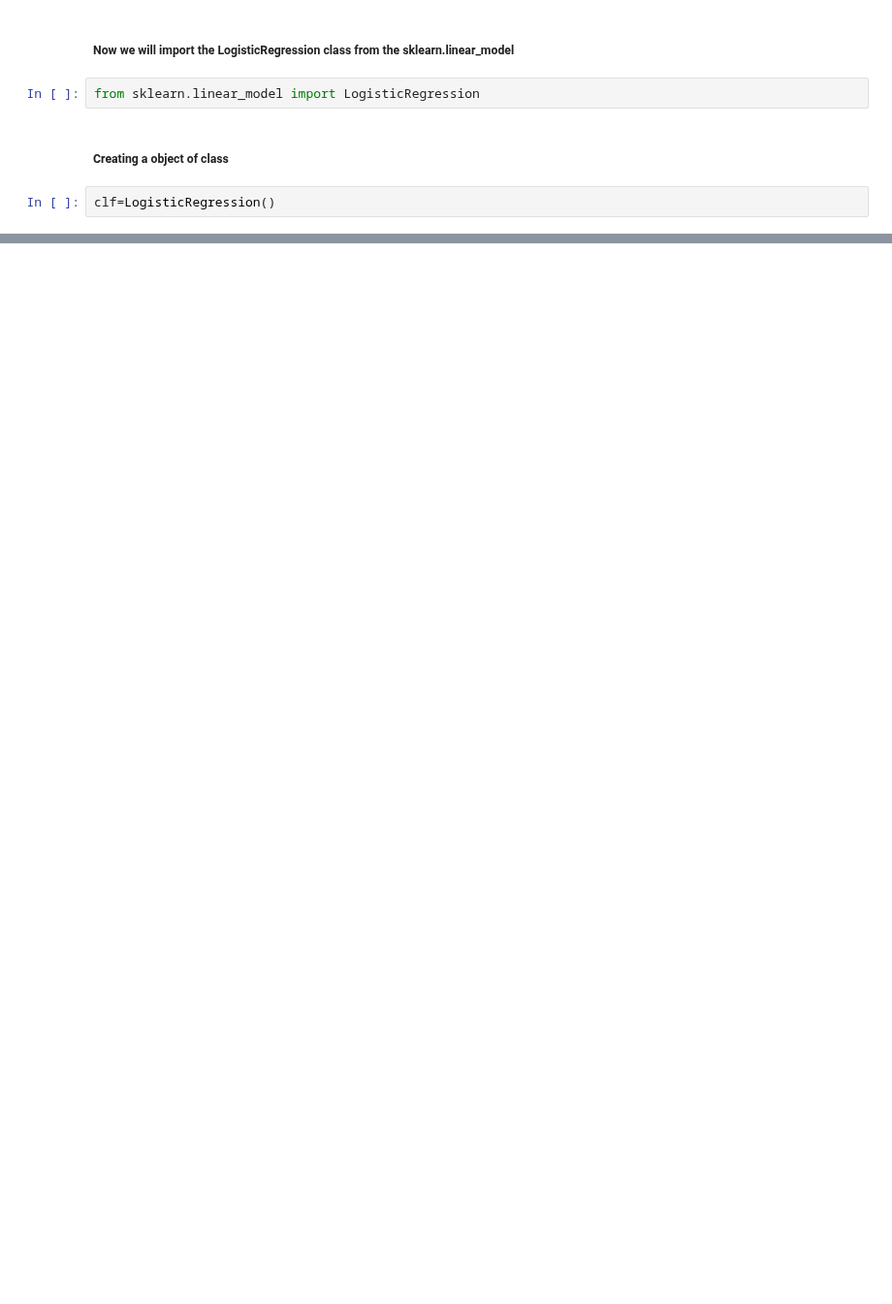
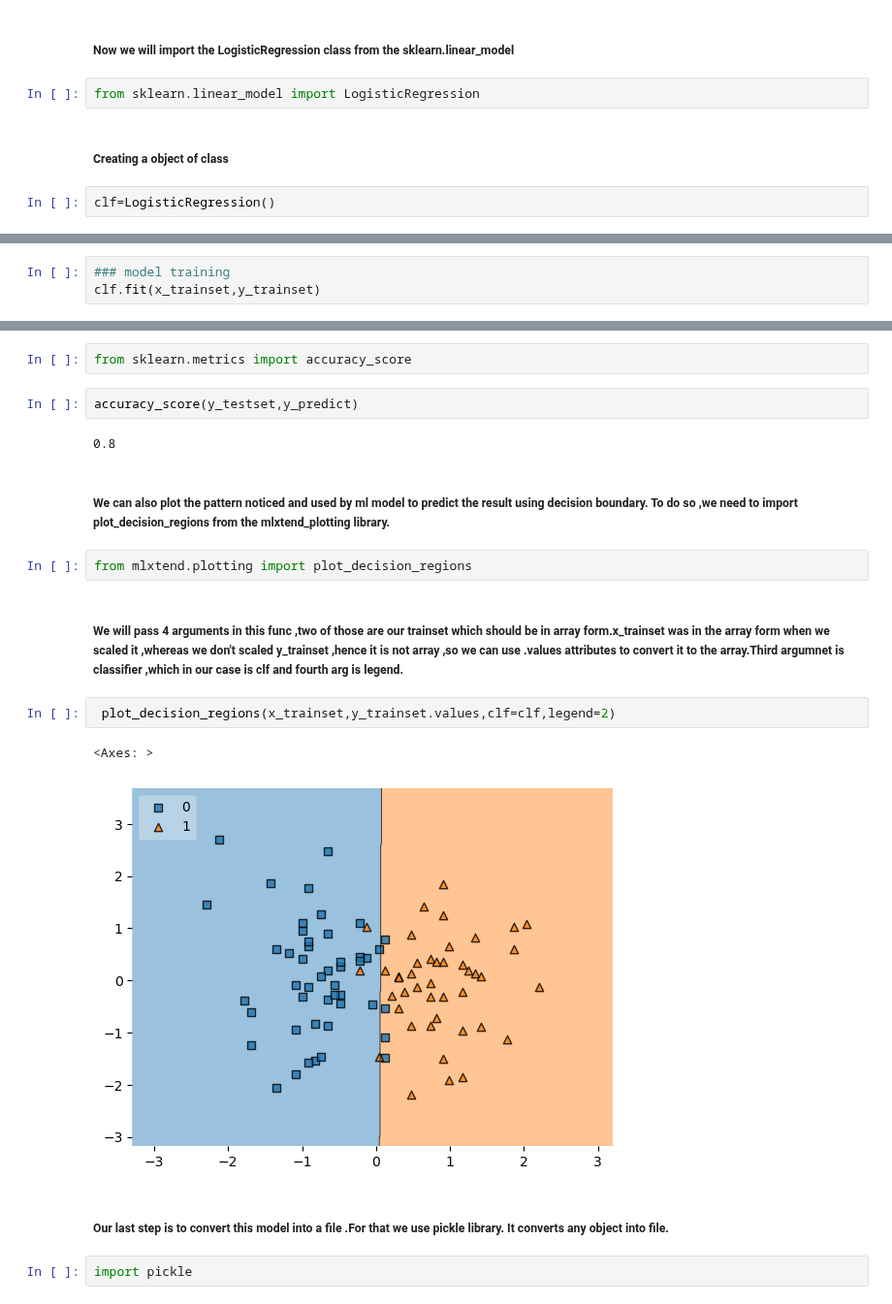
Before and after one commit to Shreyasb1015/Machine-Learning, a Jupyter notebook: placement-predictor-model/predictor.ipynb, the cells around one changed output, grey strips where cells are left out. Shown at 97% size. Drawn from its saved outputs; the diff is of its cells as text; blank space fills up the shorter version.

Commit message:
model created successfully

```diff
--- a/placement-predictor-model/predictor.ipynb
+++ b/placement-predictor-model/predictor.ipynb
@@ -287,0 +290,3 @@ clf=LogisticRegression()
+# %%
+### model training
+clf.fit(x_trainset,y_trainset)
@@ -287,0 +321,21 @@ clf=LogisticRegression()
+# %%
+from sklearn.metrics import accuracy_score
+# %%
+accuracy_score(y_testset,y_predict)
+# %% [output]
+0.8
+# %% [markdown]
+##### We can also plot the pattern noticed and used by ml model to predict the result using decision boundary. To do so ,we need to import plot_decision_regions from the mlxtend_plotting library.
+# %%
+from mlxtend.plotting import plot_decision_regions
+# %% [markdown]
+##### We will pass 4 arguments in this func ,two of those are our trainset which should be in array form.x_trainset was in the array form when we scaled it ,whereas we don't scaled y_trainset ,hence it is not array ,so we can use .values attributes to convert it to the array.Third argumnet is classifier ,which in our case is clf and fourth arg is legend.
+# %%
+ plot_decision_regions(x_trainset,y_trainset.values,clf=clf,legend=2)
+# %% [output]
+<Axes: >
+[figure, added]
+# %% [markdown]
+##### Our last step is to convert this model into a file .For that we use pickle library. It converts any object into file.
+# %%
+import pickle
```
Also changed, not shown: parts of 18 cells of this notebook, 1 other file.
